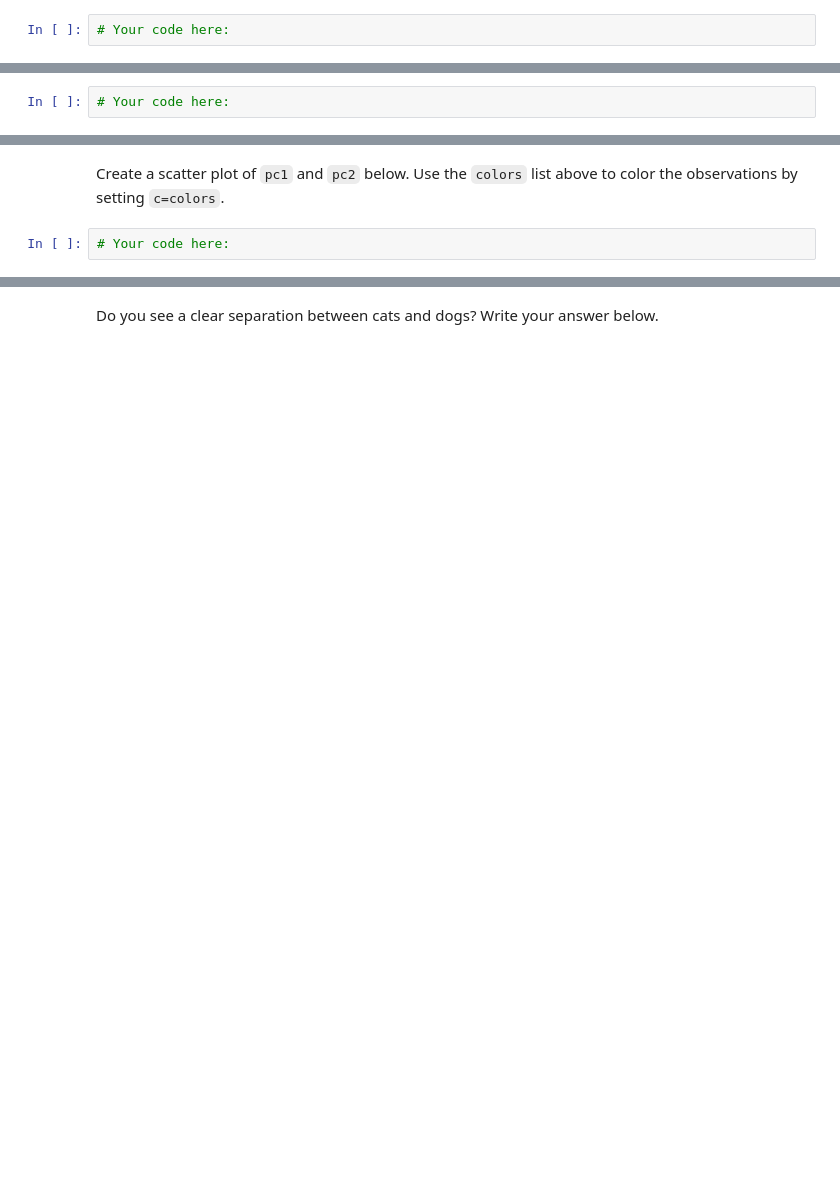
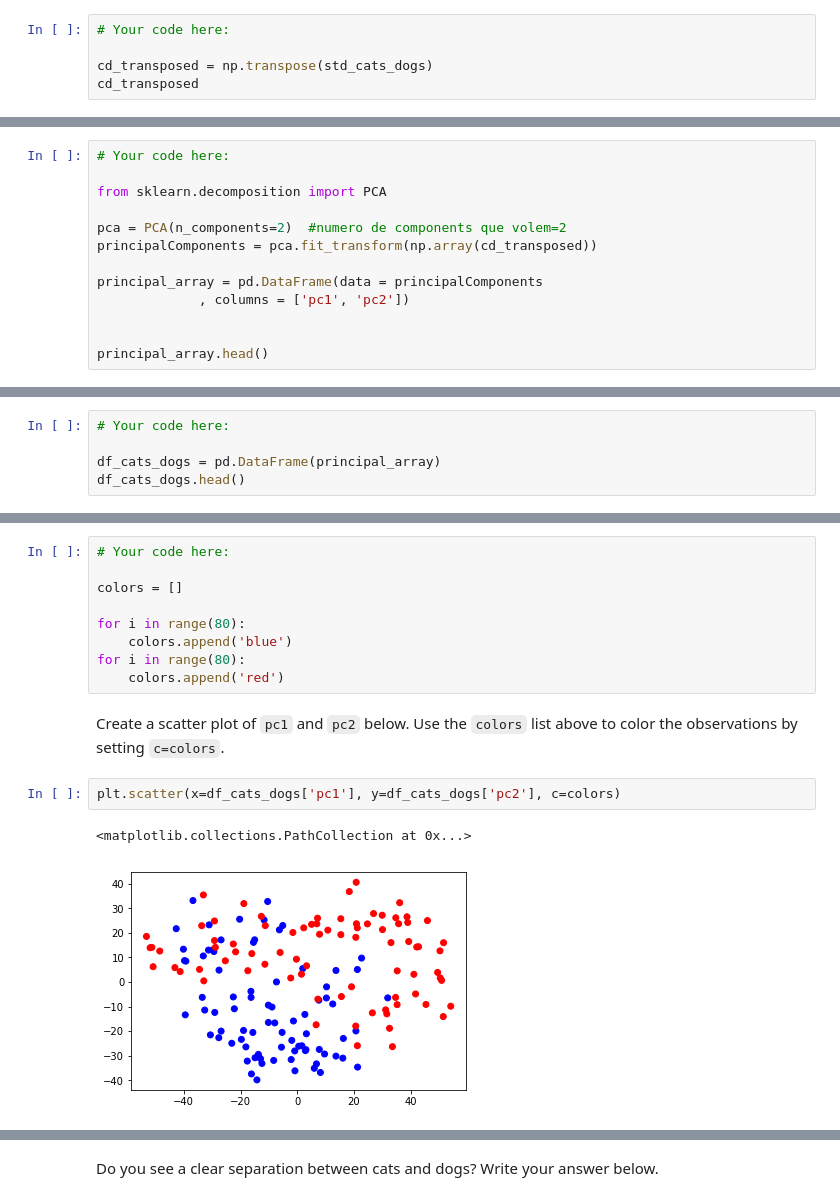
Before and after one commit to ta-datapt-bcn/lab-pca, a Jupyter notebook: your-code/main.ipynb, the cells around one changed output, grey strips where cells are left out. Cells and saved outputs as stored; diff of their text form; blank space fills up the shorter version.

```diff
--- a/your-code/main.ipynb
+++ b/your-code/main.ipynb
@@ -75,3 +138,6 @@ Load the `PCA` function from `statsmodels` (read about this function [here](http
 Use `numpy` to find to transpose the standardized pet array. This will help us compute the projection.
 # %%
 # Your code here:
+
+cd_transposed = np.transpose(std_cats_dogs)
+cd_transposed
@@ -81,0 +160,13 @@ Find the dot product of the transposed standardized pet matrix and the `factors`
+# %%
+# Your code here:
+
+from sklearn.decomposition import PCA
+
+pca = PCA(n_components=2)  #numero de components que volem=2
+principalComponents = pca.fit_transform(np.array(cd_transposed))
+
+principal_array = pd.DataFrame(data = principalComponents
+             , columns = ['pc1', 'pc2'])
+
+
+principal_array.head()
@@ -87,3 +185,6 @@ Now that we have reduced our cats and dogs arrays, we can easily plot the data i
 In the cell below, turn the two dimensional projection into a pandas dataframe and name the columns `pc1`, and `pc2` respectively.
 # %%
 # Your code here:
+
+df_cats_dogs = pd.DataFrame(principal_array)
+df_cats_dogs.head()
@@ -94,4 +200,16 @@ Create a labels list. This list will be of size 160. The first 80 elements in th
+# %%
+# Your code here:
+
+colors = []
+
+for i in range(80):
+    colors.append('blue')
+for i in range(80):
+    colors.append('red')
 # %% [markdown]
 Create a scatter plot of `pc1` and `pc2` below. Use the `colors` list above to color the observations by setting `c=colors`.
-# %%
-# Your code here:
+# %%
+plt.scatter(x=df_cats_dogs['pc1'], y=df_cats_dogs['pc2'], c=colors)
+# %% [output]
+<matplotlib.collections.PathCollection at 0x...>
+[figure, added]
```
Also changed, not shown: parts of 18 cells of this notebook.
